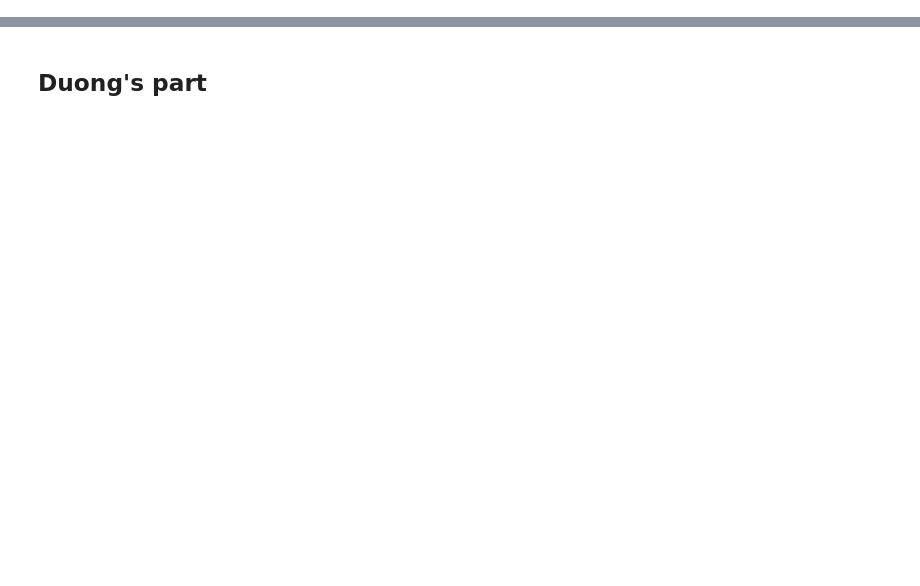
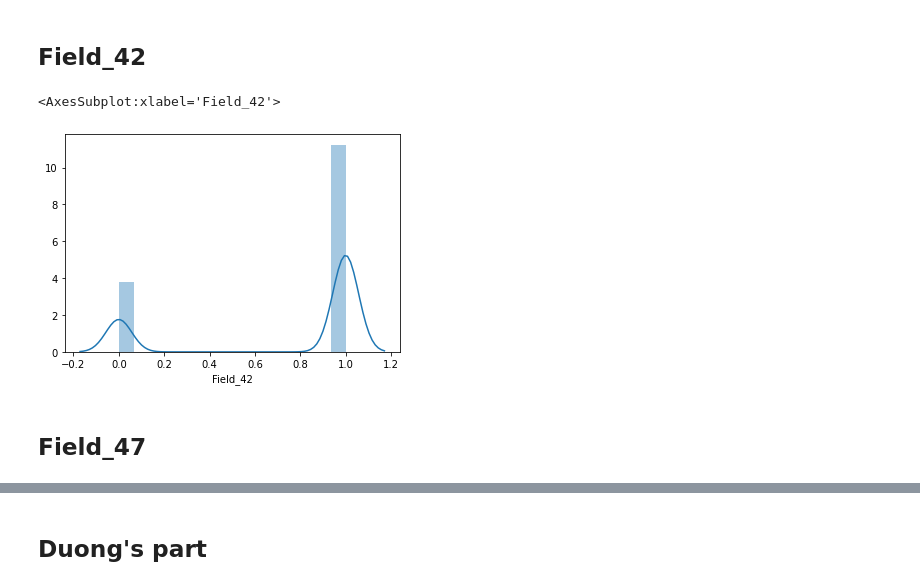
Before and after one commit to VincentChungHeiPoon/CreditScoreChallenge, a Jupyter notebook: Duong.ipynb, the cells around one changed output, grey strips where cells are left out. Drawn from its saved outputs; the diff is of its cells as text; code cells hidden in the pictures; blank space fills up the shorter version.

```diff
--- a/Duong.ipynb
+++ b/Duong.ipynb
@@ -45,0 +85,11 @@ test_set= test_set.drop(drop_cols, axis= 1)
+# %% [markdown]
+## Field_42
+# %%
+make_float(train_set, ['Field_42'])
+
+sns.distplot(train_set.Field_42)
+# %% [output]
+<AxesSubplot:xlabel='Field_42'>
+[figure, added]
+# %% [markdown]
+## Field_47
```
Also changed, not shown: parts of 364 cells of this notebook, 14 other files.
